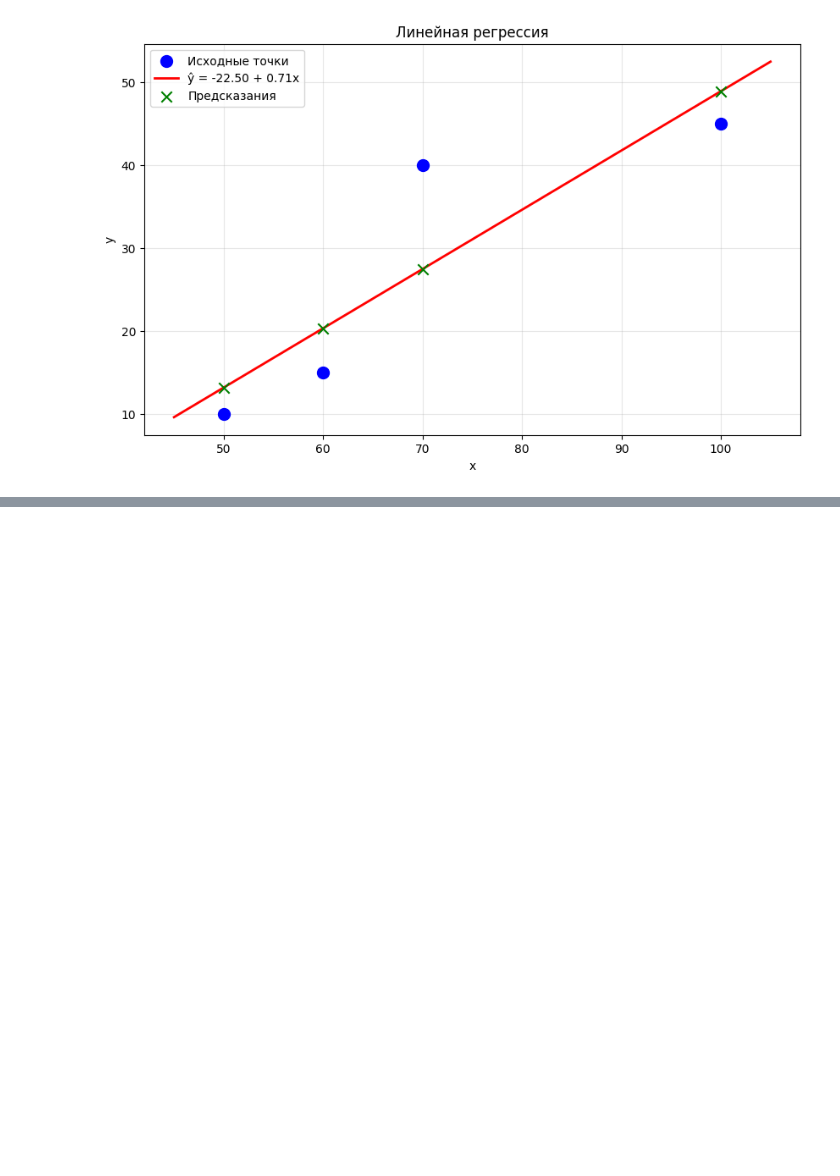
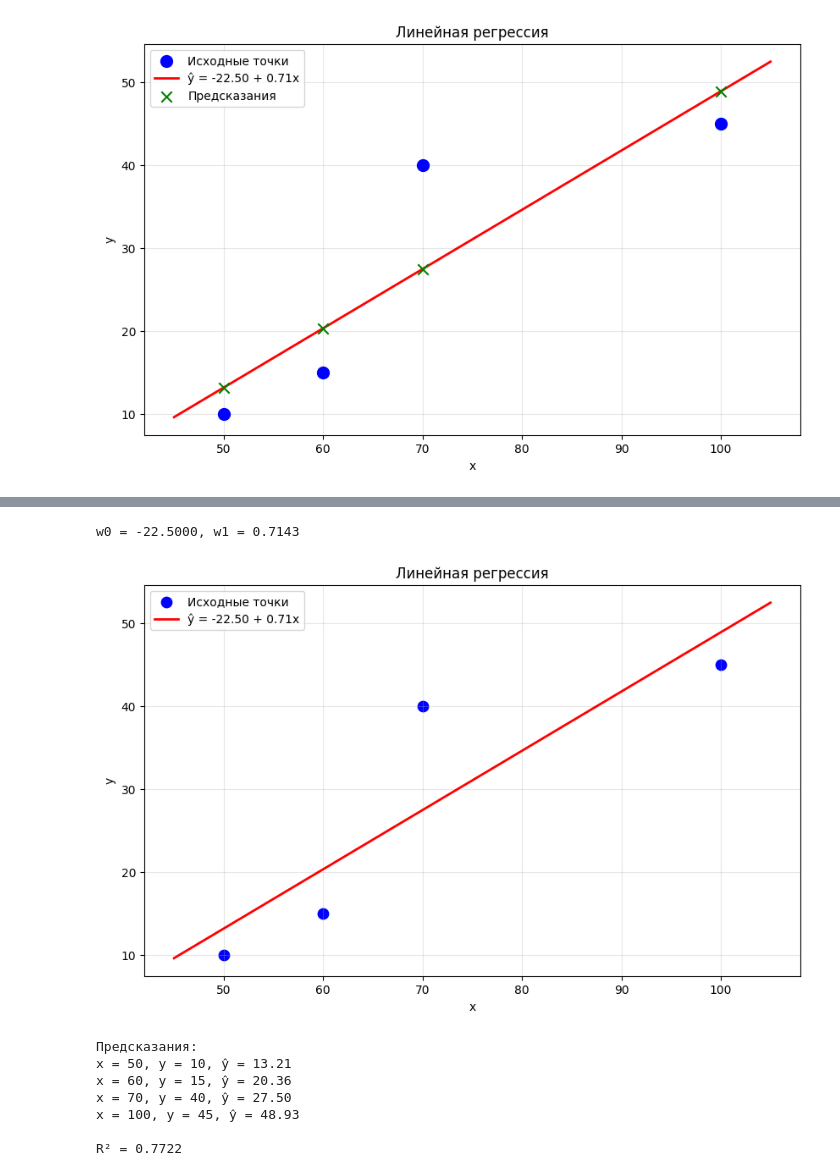
Before and after one commit to Tkaheva/MO, a Jupyter notebook: homework_practice_2_1.ipynb, the cells around one changed output, grey strips where cells are left out. Saved outputs shown, nothing was run; the diff lists cells and outputs as text; code cells hidden in the pictures; blank space fills up the shorter version.

```diff
--- a/homework_practice_2_1.ipynb
+++ b/homework_practice_2_1.ipynb
@@ -65,0 +95,62 @@ plt.show()
+# %%
+import matplotlib.pyplot as plt
+import seaborn as sns
+import numpy as np
+
+%matplotlib inline
+
+# Данные
+x_hw = [50, 60, 70, 100]
+y_hw = [10, 15, 40, 45]
+
+# Визуализация исходных точек
+plt.figure(figsize=(10, 6))
+plt.scatter(x_hw, y_hw, color='blue', s=80, label='Исходные точки')
+plt.xlabel('x')
+plt.ylabel('y')
+plt.title('Линейная регрессия')
+plt.grid(True, alpha=0.3)
+
+# Вычисление коэффициентов регрессии
+X = np.array([[1, 50],[1, 60],[1, 70],[1, 100]])
+Y = np.array([[10],[15],[40],[45]])
+
+x_t_x = X.T.dot(X)
+x_inv = np.linalg.inv(x_t_x)  # Исправил np.invert на np.linalg.inv
+x_t_y = X.T.dot(Y)
+coef = x_inv.dot(x_t_y)
+
+w0 = coef[0][0]
+w1 = coef[1][0]
+
+print(f'w0 = {w0:.4f}, w1 = {w1:.4f}')
+
+# Построение линии регрессии
+x_line = np.linspace(min(x_hw)-5, max(x_hw)+5, 100)
+y_line = w0 + w1 * x_line
+plt.plot(x_line, y_line, color='red', linewidth=2, label=f'ŷ = {w0:.2f} + {w1:.2f}x')
+
+plt.legend()
+plt.show()
+
+# Предсказания для исходных точек
+y_pred = w0 + w1 * np.array(x_hw)
+print("\nПредсказания:")
+for i in range(len(x_hw)):
+    print(f"x = {x_hw[i]}, y = {y_hw[i]}, ŷ = {y_pred[i]:.2f}")
+
+# Вычисление R²
+ss_res = np.sum((np.array(y_hw) - y_pred)**2)
+ss_tot = np.sum((np.array(y_hw) - np.mean(y_hw))**2)
+r2 = 1 - (ss_res / ss_tot)
+print(f"\nR² = {r2:.4f}")
+# %% [output]
+w0 = -22.5000, w1 = 0.7143
+[figure, added]
+Предсказания:
+x = 50, y = 10, ŷ = 13.21
+x = 60, y = 15, ŷ = 20.36
+x = 70, y = 40, ŷ = 27.50
+x = 100, y = 45, ŷ = 48.93
+
+R² = 0.7722
```
Also changed, not shown: parts of 1 cell of this notebook.
